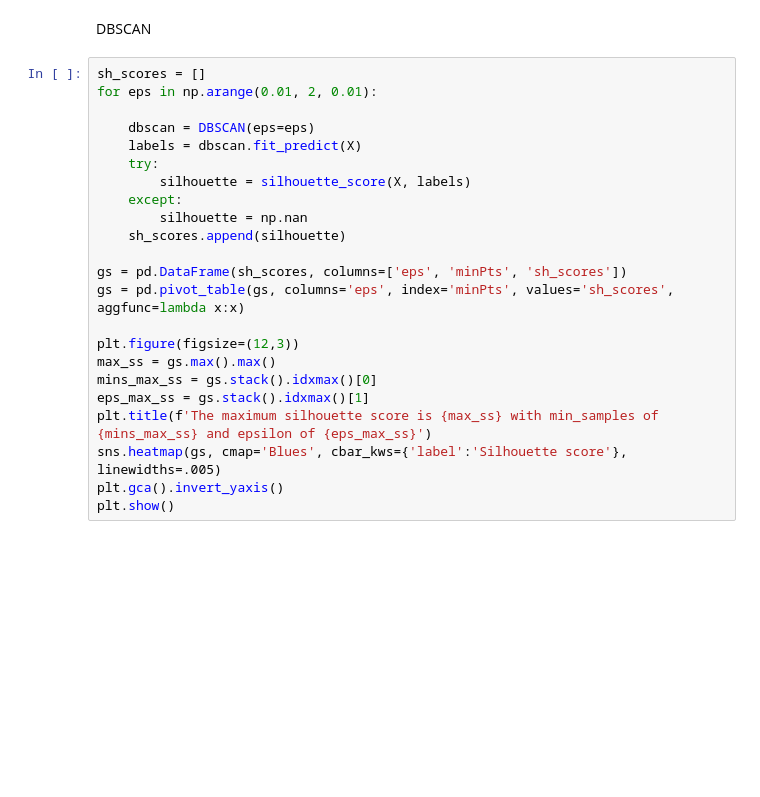
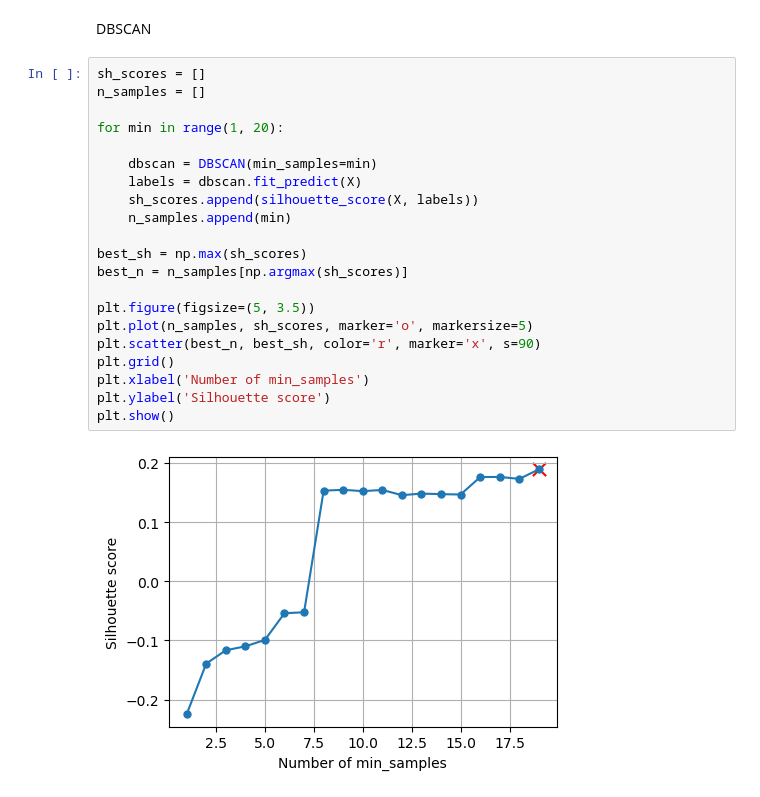
Before and after one commit to federicomirra01/DDoS_analysis_project, a Jupyter notebook: Section_3(to_be_done).ipynb, the cells around one changed output. Drawn from its saved outputs; the diff is of its cells as text; blank space fills up the shorter version.

```diff
--- a/Section_3(to_be_done).ipynb
+++ b/Section_3(to_be_done).ipynb
@@ -100,26 +100,26 @@ Text(0.5, 1.0, 'GMM with 16 components')
 [figure]
 # %% [markdown]
 DBSCAN
-# %%
-sh_scores = []
-for eps in np.arange(0.01, 2, 0.01):
-
-    dbscan = DBSCAN(eps=eps)
-    labels = dbscan.fit_predict(X)
-    try:
-        silhouette = silhouette_score(X, labels)
-    except:
-        silhouette = np.nan
-    sh_scores.append(silhouette)
-
-gs = pd.DataFrame(sh_scores, columns=['eps', 'minPts', 'sh_scores'])
-gs = pd.pivot_table(gs, columns='eps', index='minPts', values='sh_scores', aggfunc=lambda x:x)
-
-plt.figure(figsize=(12,3))
-max_ss = gs.max().max()
-mins_max_ss = gs.stack().idxmax()[0]
-eps_max_ss = gs.stack().idxmax()[1]
-plt.title(f'The maximum silhouette score is {max_ss} with min_samples of {mins_max_ss} and epsilon of {eps_max_ss}')
-sns.heatmap(gs, cmap='Blues', cbar_kws={'label':'Silhouette score'}, linewidths=.005)
-plt.gca().invert_yaxis()
-plt.show()
+# %%
+sh_scores = []
+n_samples = []
+
+for min in range(1, 20):
+
+    dbscan = DBSCAN(min_samples=min)
+    labels = dbscan.fit_predict(X)
+    sh_scores.append(silhouette_score(X, labels))
+    n_samples.append(min)
+
+best_sh = np.max(sh_scores)
+best_n = n_samples[np.argmax(sh_scores)]
+
+plt.figure(figsize=(5, 3.5))
+plt.plot(n_samples, sh_scores, marker='o', markersize=5)
+plt.scatter(best_n, best_sh, color='r', marker='x', s=90)
+plt.grid()
+plt.xlabel('Number of min_samples')
+plt.ylabel('Silhouette score')
+plt.show()
+# %% [output]
+[figure, added]
```
Also changed, not shown: parts of 4 cells of this notebook.
